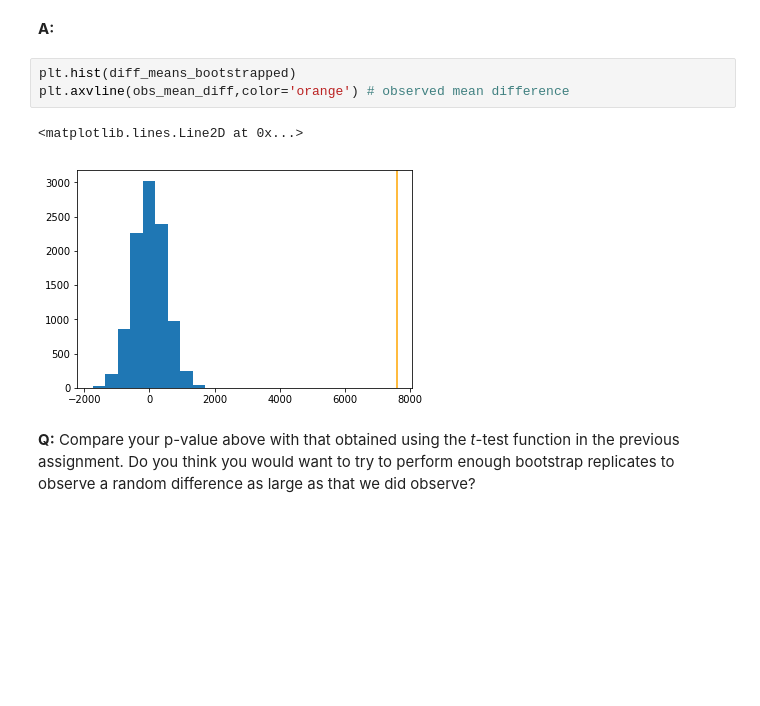
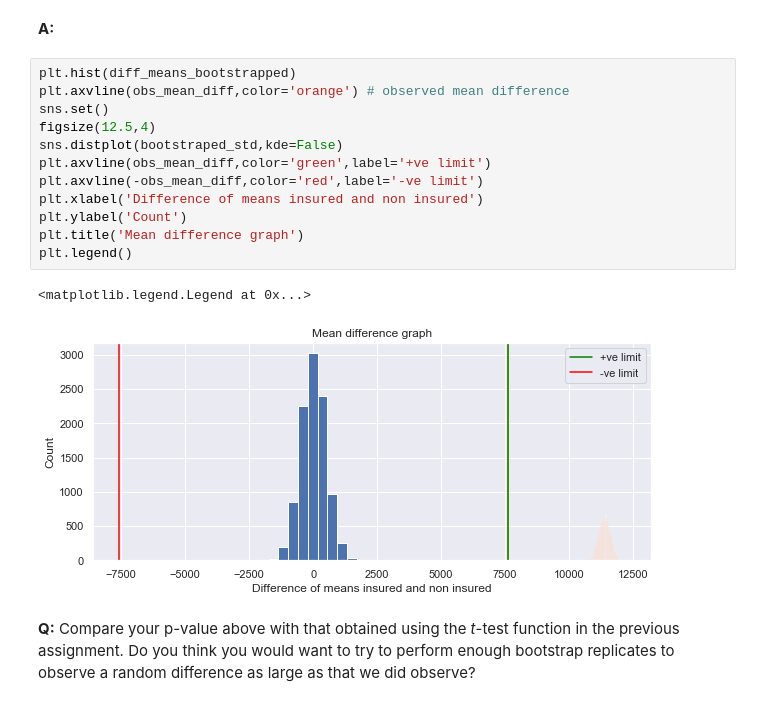
Before and after one commit to kaviin27/DSC, a Jupyter notebook: Bootstraping_Mini_Prjt/inferential_statistics_2-Q.ipynb, the cells around one changed output. Cells and saved outputs as stored; diff of their text form; blank space fills up the shorter version.

```diff
--- a/Bootstraping_Mini_Prjt/inferential_statistics_2-Q.ipynb
+++ b/Bootstraping_Mini_Prjt/inferential_statistics_2-Q.ipynb
@@ -132,12 +138,21 @@ array([-933.8018543 ,  973.05786828])
 __Q:__ To put the above result in perspective, plot the histogram of your bootstrapped differences along with lines marking the locations of the observed difference. (Why would we plot more than one line, given that we only have one observed difference?)
 # %% [markdown]
 __A:__
-# %%
-plt.hist(diff_means_bootstrapped)
-plt.axvline(obs_mean_diff,color='orange') # observed mean difference
-# %% [output]
-<matplotlib.lines.Line2D at 0x...>
-[figure, removed]
+# %%
+plt.hist(diff_means_bootstrapped)
+plt.axvline(obs_mean_diff,color='orange') # observed mean difference
+sns.set()
+figsize(12.5,4)
+sns.distplot(bootstraped_std,kde=False)
+plt.axvline(obs_mean_diff,color='green',label='+ve limit')
+plt.axvline(-obs_mean_diff,color='red',label='-ve limit')
+plt.xlabel('Difference of means insured and non insured')
+plt.ylabel('Count')
+plt.title('Mean difference graph')
+plt.legend()
+# %% [output]
+<matplotlib.legend.Legend at 0x...>
+[figure, added]
 # %% [markdown]
 __Q:__ Compare your p-value above with that obtained using the _t_-test function in the previous assignment. Do you think you would want to try to perform enough bootstrap replicates to observe a random difference as large as that we did observe?
 # %% [markdown]
```
Also changed, not shown: parts of 7 cells of this notebook.
